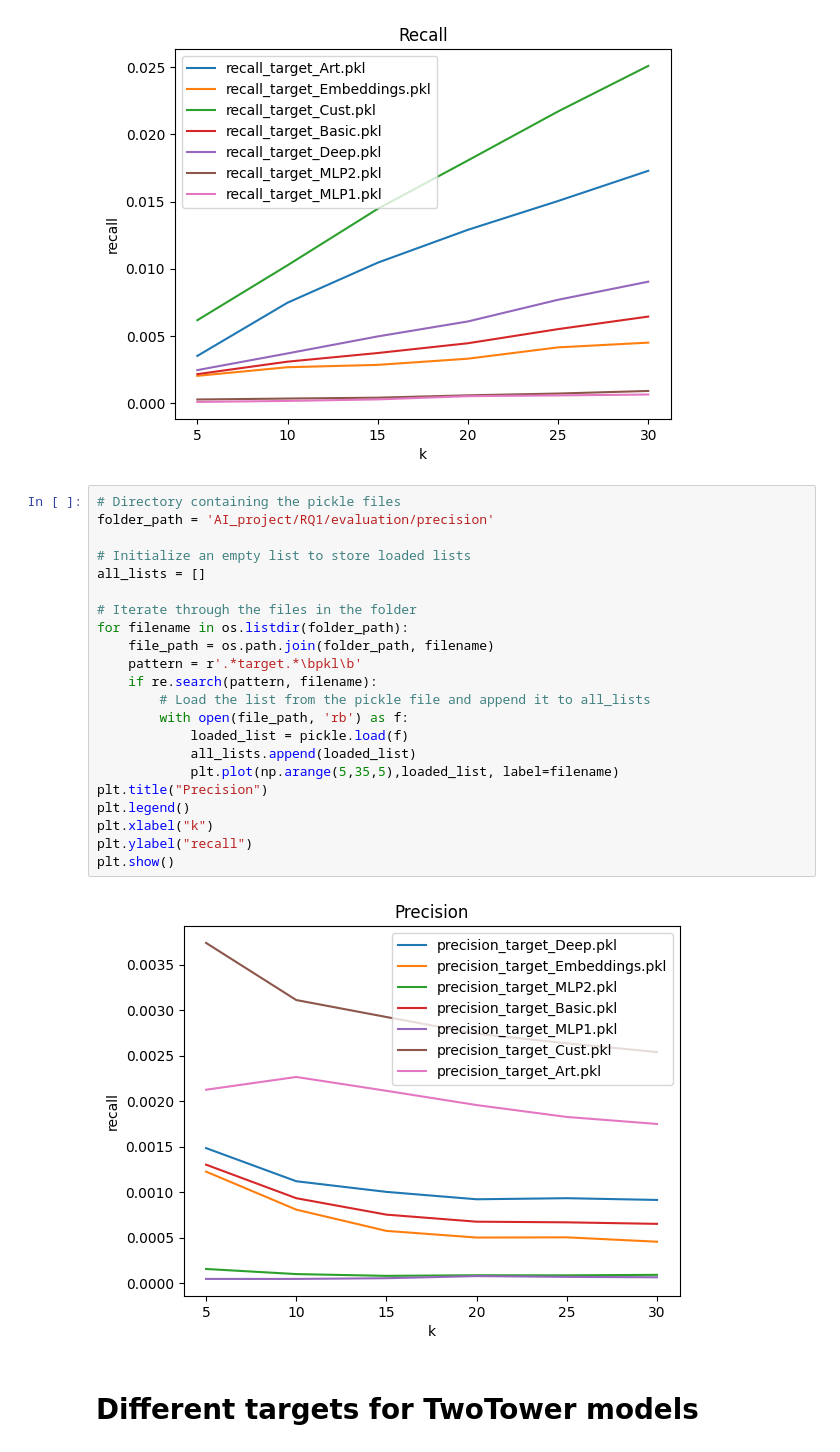
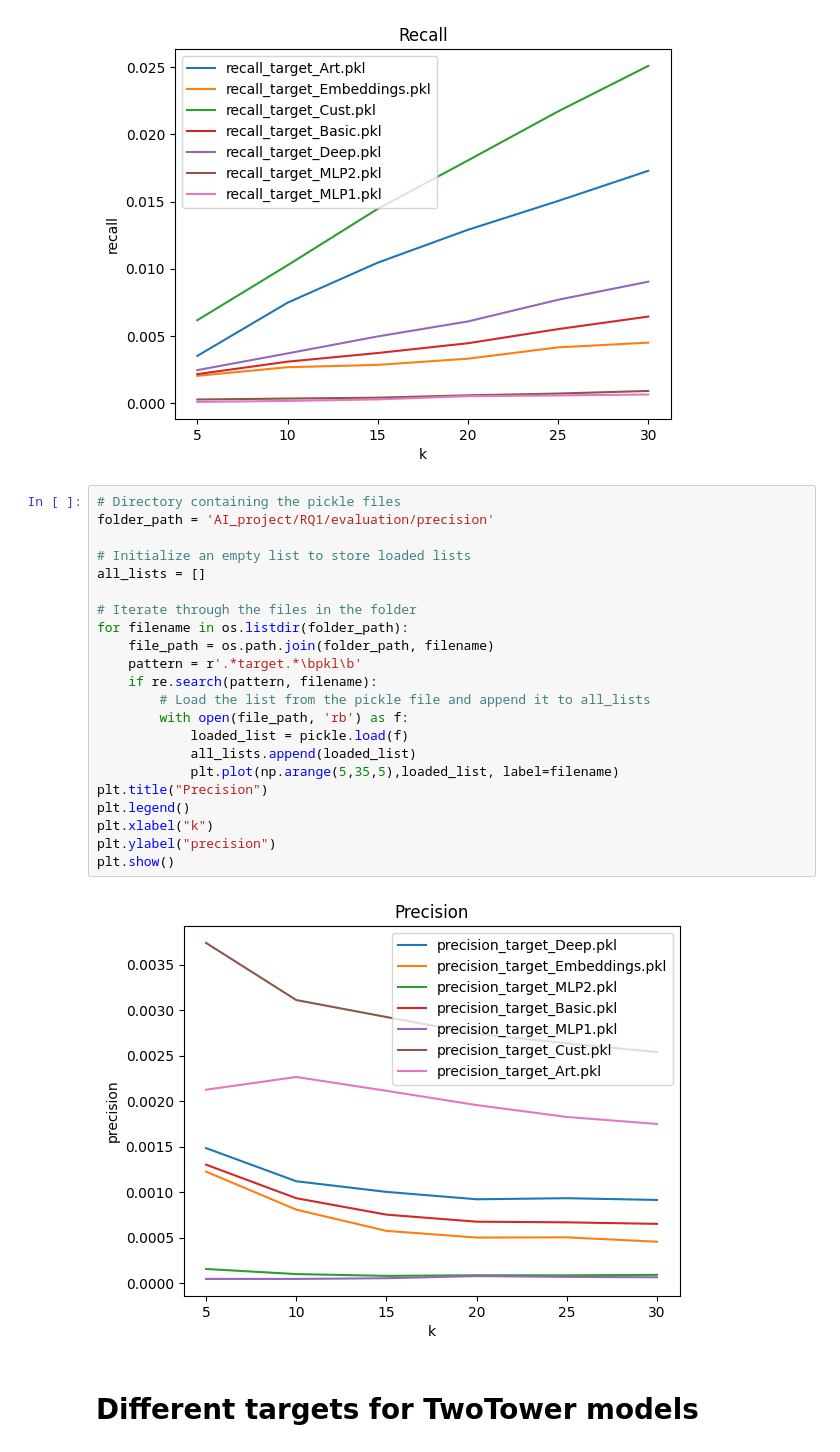
Before and after one commit to Ziolo1999/AI_project, a Jupyter notebook: RQ1/evaluation.ipynb, the cells around one changed output. Cells and saved outputs as stored; diff of their text form.

```diff
--- a/RQ1/evaluation.ipynb
+++ b/RQ1/evaluation.ipynb
@@ -373,27 +374,27 @@ plt.show()
 # %%
 # Directory containing the pickle files
 folder_path = 'AI_project/RQ1/evaluation/precision'
 
 # Initialize an empty list to store loaded lists
 all_lists = []
 
 # Iterate through the files in the folder
 for filename in os.listdir(folder_path):
     file_path = os.path.join(folder_path, filename)
     pattern = r'.*target.*\bpkl\b'
     if re.search(pattern, filename):
         # Load the list from the pickle file and append it to all_lists
         with open(file_path, 'rb') as f:
             loaded_list = pickle.load(f)
             all_lists.append(loaded_list)
             plt.plot(np.arange(5,35,5),loaded_list, label=filename)
 plt.title("Precision")
 plt.legend()
 plt.xlabel("k")
-plt.ylabel("recall")
+plt.ylabel("precision")
 plt.show()
 # %% [output]
-[figure, old version]
+[figure, new version]
 # %% [markdown]
 # Different targets for TwoTower models
 # %% [markdown]
```
Also changed, not shown: parts of 7 cells of this notebook, 5 other files.
